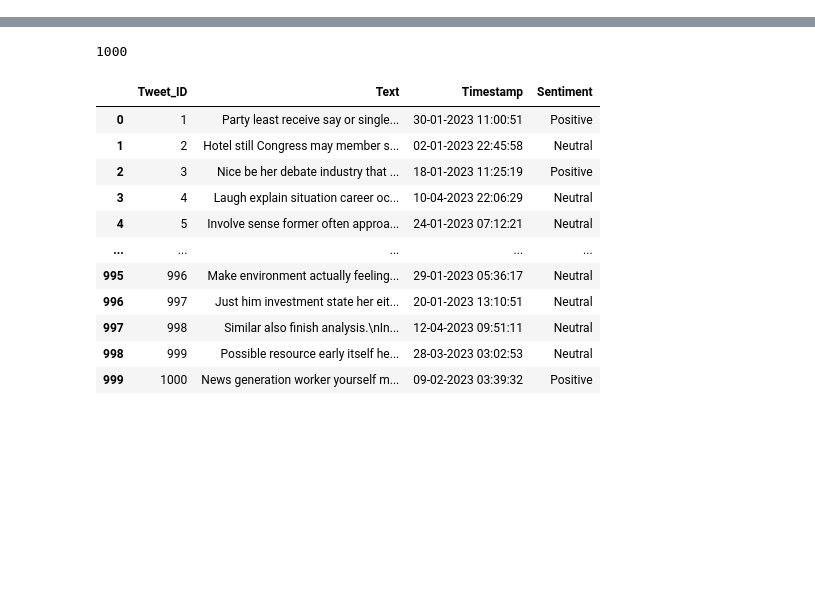
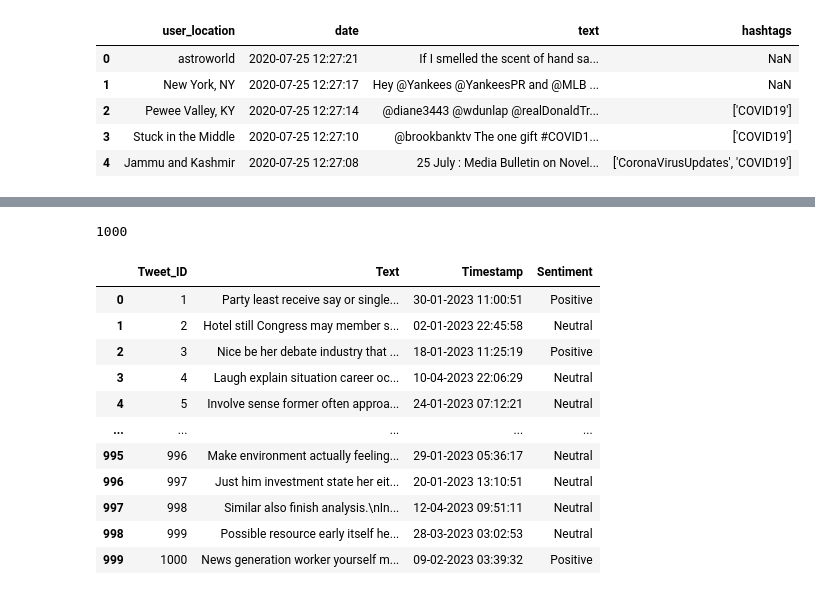
Before and after one commit to triom/LIVE-TWITTER-SENTIMENT-ANALYSIS, a Jupyter notebook: notebooks/draft.ipynb, the cells around one changed output, grey strips where cells are left out. Cells and saved outputs as stored; diff of their text form; code cells hidden in the pictures; blank space fills up the shorter version.

```diff
--- a/notebooks/draft.ipynb
+++ b/notebooks/draft.ipynb
@@ -10,0 +48,11 @@ df = df.drop(columns=["Username", "Retweets", "Likes"])
+# %%
+df3 = pd.read_csv('covid19_tweets.csv')
+df3 = df3.drop(columns=["user_name","user_description","user_created","user_followers","user_friends","user_favourites","user_verified","source", "is_retweet"])
+df3.head()
+# %% [output]
+|  | user_location | date | text | hashtags |
+| 0 | astroworld | 2020-07-25 12:27:21 | If I smelled the scent of hand sa... | NaN |
+| 1 | New York, NY | 2020-07-25 12:27:17 | Hey @Yankees @YankeesPR and @MLB ... | NaN |
+| 2 | Pewee Valley, KY | 2020-07-25 12:27:14 | @diane3443 @wdunlap @realDonaldTr... | ['COVID19'] |
+| 3 | Stuck in the Middle | 2020-07-25 12:27:10 | @brookbanktv The one gift #COVID1... | ['COVID19'] |
+| 4 | Jammu and Kashmir | 2020-07-25 12:27:08 | 25 July : Media Bulletin on Novel... | ['CoronaVirusUpdates', 'COVID19'] |
```
Also changed, not shown: parts of 11 cells of this notebook, 8 other files.
